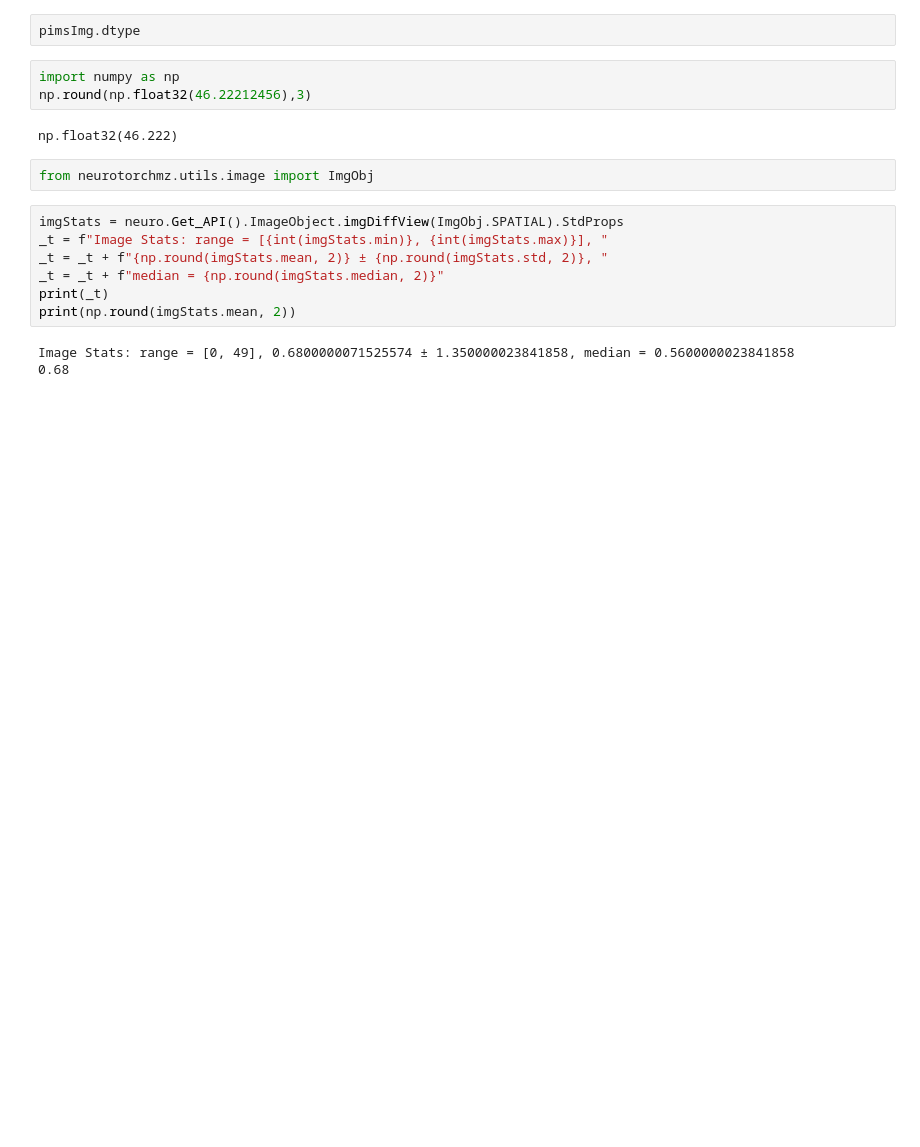
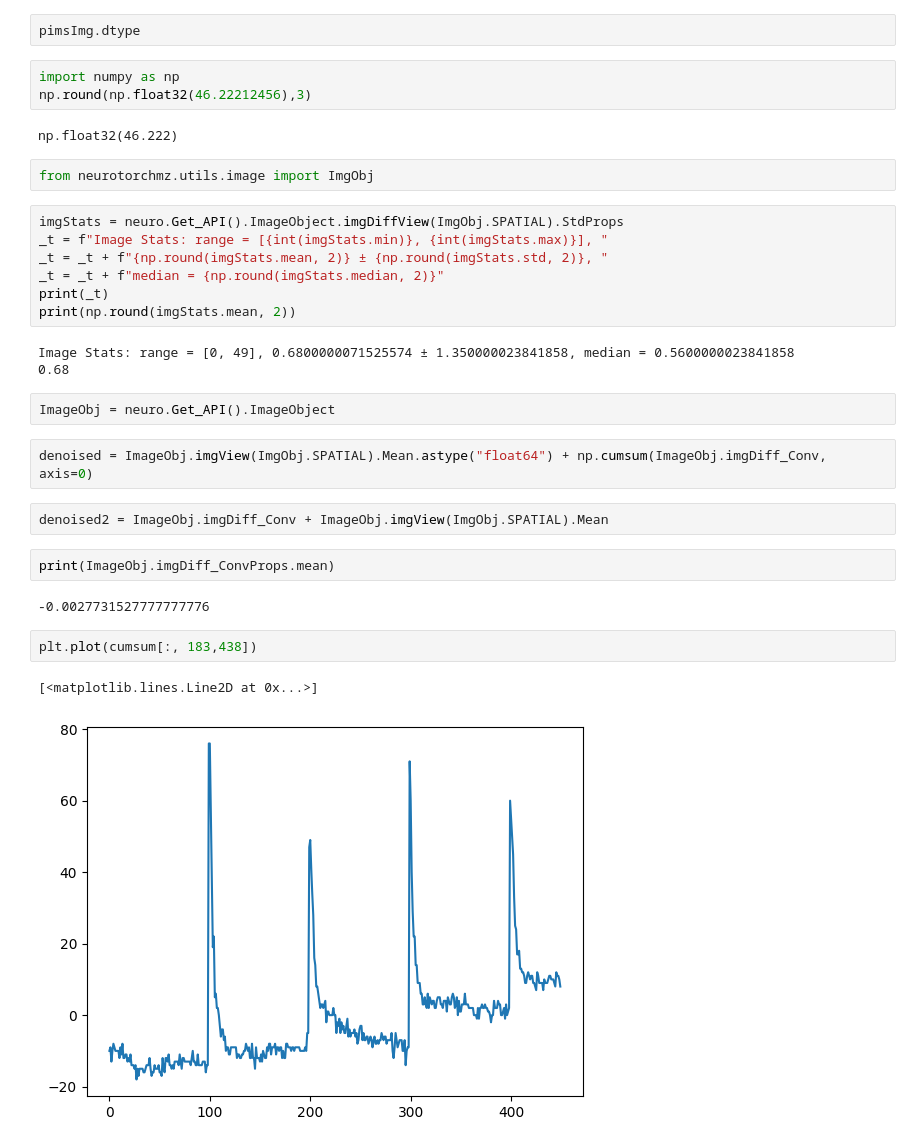
Before and after one commit to andreasmz/neurotorch, a Jupyter notebook: dev/notebooks/devNotebook7.ipynb, the cells around one changed output. Cells and saved outputs as stored; diff of their text form; blank space fills up the shorter version.

```diff
--- a/dev/notebooks/devNotebook7.ipynb
+++ b/dev/notebooks/devNotebook7.ipynb
@@ -221,3 +221,18 @@ print(np.round(imgStats.mean, 2))
 # %% [output]
 Image Stats: range = [0, 49], 0.6800000071525574 ± 1.350000023841858, median = 0.5600000023841858
 0.68
+# %%
+ImageObj = neuro.Get_API().ImageObject
+# %%
+denoised = ImageObj.imgView(ImgObj.SPATIAL).Mean.astype("float64") + np.cumsum(ImageObj.imgDiff_Conv, axis=0)
+# %%
+denoised2 = ImageObj.imgDiff_Conv + ImageObj.imgView(ImgObj.SPATIAL).Mean
+# %%
+print(ImageObj.imgDiff_ConvProps.mean)
+# %% [output]
+-0.0027731527777777776
+# %%
+plt.plot(cumsum[:, 183,438])
+# %% [output]
+[<matplotlib.lines.Line2D at 0x...>]
+[figure, added]
```
Also changed, not shown: parts of 6 cells of this notebook, 2 other files.
